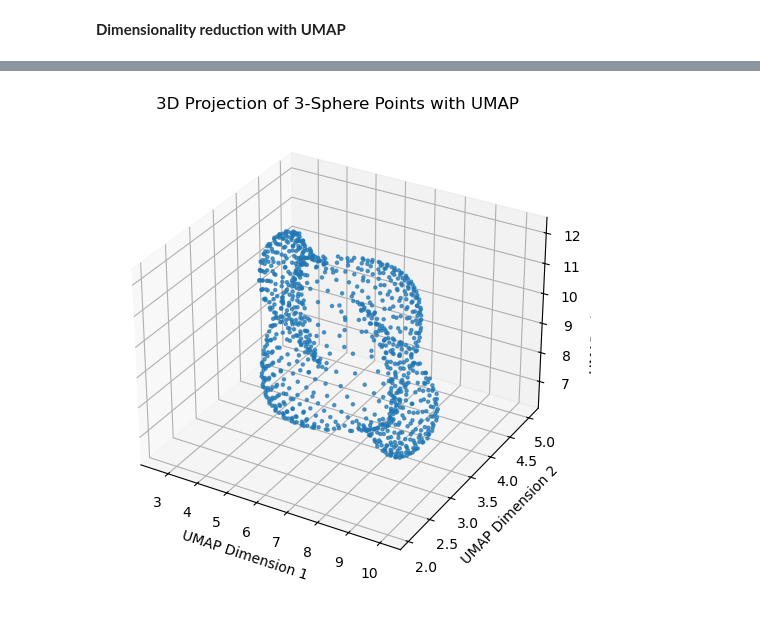
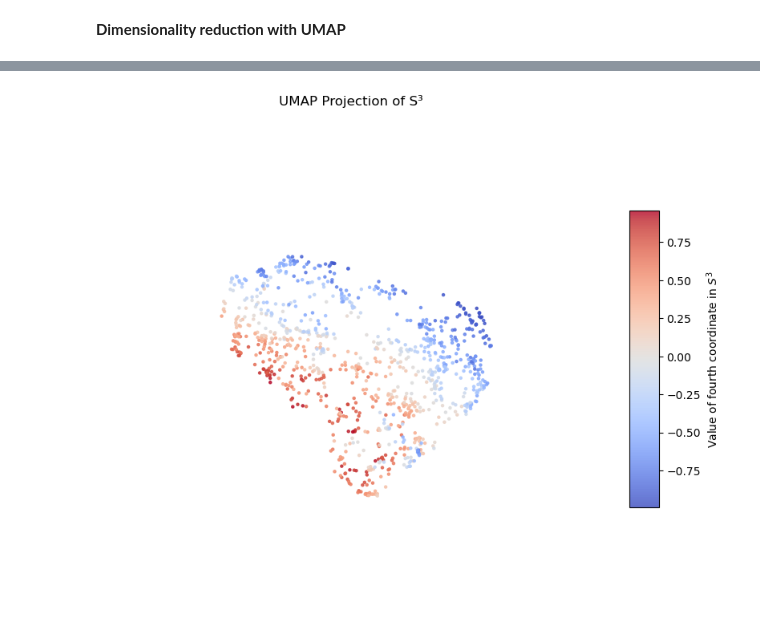
Before and after one commit to laurasaizz/Visualization-S3, a Jupyter notebook: umap3sphere.ipynb, the cells around one changed output, grey strips where cells are left out. Drawn from its saved outputs; the diff is of its cells as text; code cells hidden in the pictures.

Commit message:
better visualizations UMAP

```diff
--- a/umap3sphere.ipynb
+++ b/umap3sphere.ipynb
@@ -50,3 +5,37 @@ to interpret.
+# %%
+def plot_3d_umap_colored(embedding_3d, original_s3_points, title='UMAP Projection of S³'):
+    """
+    Plots a 3D scatter plot of embedded points, color-coded by the value of the
+    forth variable in the original sampled points in the 3-sphere.
+
+    Input format:
+    embedding_3d: UMAP embedding result, with format (N, 3)
+    original_s3_points: sampled points in S³, with format (N, 4)
+    """
+    w_coord = original_s3_points[:, 3]
+
+    fig = plt.figure(figsize=(10, 8))
+    ax = fig.add_subplot(111, projection='3d')
+
+    sc = ax.scatter(
+        embedding_3d[:, 0],
+        embedding_3d[:, 1],
+        embedding_3d[:, 2],
+        c=w_coord,
+        cmap='coolwarm',
+        s=5,
+        alpha=0.8
+    )
+
+    ax.set_xticks([])
+    ax.set_yticks([])
+    ax.set_zticks([])
+    ax.set_axis_off()
+    ax.set_title(title)
+    cbar = plt.colorbar(sc, shrink=0.6, aspect=10)
+    cbar.set_label('Value of fourth coordinate in $S^3$')
+
+    plt.show()
 # %% [markdown]
 **Randomly sampling**
 # %% [markdown]
@@ -154,16 +79,11 @@ plt.show()
-# %%
-fg_embedding_3d = umap.UMAP(
-    n_components = 3, n_neighbors=50, learning_rate=0.5, init="random", min_dist=0.001
-).fit_transform(fibonaccigrid_sampled_points.data)
-
-#Plotting the 3D UMAP result
-fig = plt.figure(figsize=(8, 6))
-ax = fig.add_subplot(111, projection='3d')
-ax.scatter(fg_embedding_3d[:, 0], fg_embedding_3d[:, 1], fg_embedding_3d[:, 2], s=5, alpha=0.7)
-ax.set_xlabel('UMAP Dimension 1')
-ax.set_ylabel('UMAP Dimension 2')
-ax.set_zlabel('UMAP Dimension 3')
-ax.set_title('3D Projection of 3-Sphere Points with UMAP')
-plt.show()
-# %% [output]
-[figure, removed]
+# %%
+n = 1000
+randomly_sampled_points = gaussian_sample(n)
+
+embedding1 = umap.UMAP(
+    n_components = 3, n_neighbors=50, learning_rate=0.5, init="random", min_dist=0.001
+).fit_transform(randomly_sampled_points.data)
+
+plot_3d_umap_colored(embedding1, randomly_sampled_points)
+# %% [output]
+[figure, added]
```
Also changed, not shown: parts of 22 cells of this notebook, 2 other files.
